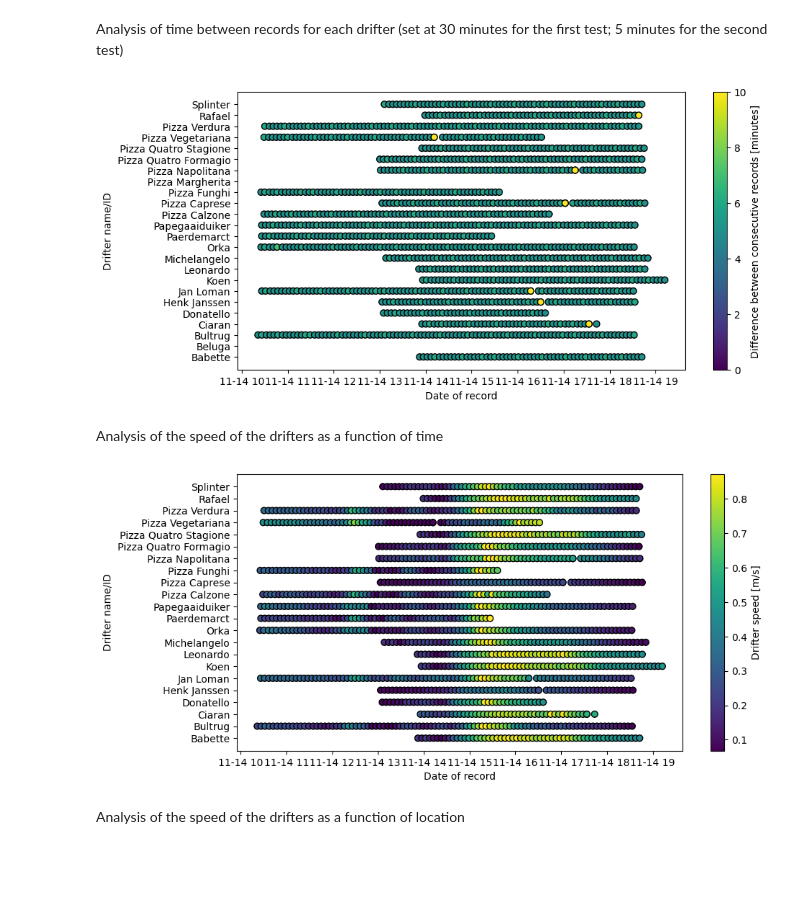
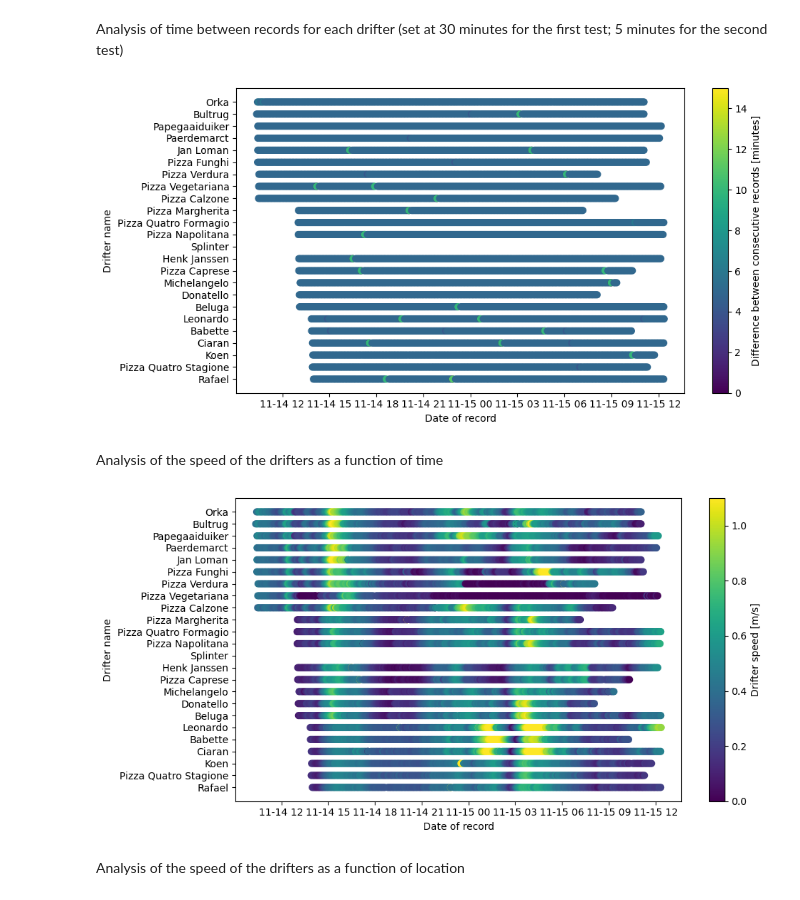
Before and after one commit to Parcels-code/Stokesdrifters_Wadden, a Jupyter notebook: analyse_drifterdata.ipynb, the cells around one changed output. Cells and saved outputs as stored; diff of their text form; code cells hidden in the pictures; blank space fills up the shorter version.

Commit message:
Updating drifter analysis notebook

```diff
--- a/analyse_drifterdata.ipynb
+++ b/analyse_drifterdata.ipynb
@@ -14,17 +13,19 @@ Analysis of time between records for each drifter (set at 30 minutes for the fir
 # %%
 fig, ax = plt.subplots(1, 1, figsize=(10, 5))
 for i, drifter in enumerate(data.keys()):
-    times = np.array([pd.to_datetime(d[0]) for d in data[drifter]], dtype='datetime64[m]')
+    times = np.array([pd.to_datetime(d[0]) for d in data[drifter]], dtype='datetime64[s]')
     dt = np.diff(times)
-    sc = ax.scatter(times[:-1], (len(times)*[i])[:-1], s=40, c=dt, vmin=0, vmax=10, cmap='viridis', edgecolor='k')
+    sc = ax.scatter(times[:-1], (len(times)*[i])[:-1], s=40, c=dt/60, vmin=0, vmax=15, cmap='viridis')
 ax.set_yticklabels([])
 plt.colorbar(sc, ax=ax, label="Difference between consecutive records [minutes]")
 ax.set_yticks(range(len(data.keys())), data.keys())
-ax.set_ylabel('Drifter name/ID')
+ax.set_ylabel('Drifter name')
 ax.set_xlabel('Date of record')
+ax.invert_yaxis()
+plt.tight_layout()
 plt.show()
 # %% [output]
-[figure, old version]
+[figure, new version]
 # %% [markdown]
 Analysis of the speed of the drifters as a function of time
 # %%
@@ -38,15 +39,17 @@ for i, drifter in enumerate(data.keys()):
     dy = np.diff(lats)*1852*60
     u = dx/dt.astype(float)
     v = dy/dt.astype(float)
-    sc = ax.scatter(times[:-1], (len(times)*[i])[:-1], s=40, c=np.hypot(u, v), cmap='viridis', edgecolor='k')
+    sc = ax.scatter(times[:-1], (len(times)*[i])[:-1], s=40, vmin=0, vmax=1.1, c=np.hypot(u, v), cmap='viridis')
 ax.set_yticklabels([])
 plt.colorbar(sc, ax=ax, label="Drifter speed [m/s]")
 ax.set_yticks(range(len(data.keys())), data.keys())
-ax.set_ylabel('Drifter name/ID')
+ax.set_ylabel('Drifter name')
 ax.set_xlabel('Date of record')
+ax.invert_yaxis()
+plt.tight_layout()
 plt.show()
 # %% [output]
-[figure, old version]
+[figure, new version]
 # %% [markdown]
 Analysis of the speed of the drifters as a function of location
 # %%
```
Also changed, not shown: parts of 7 cells of this notebook.
